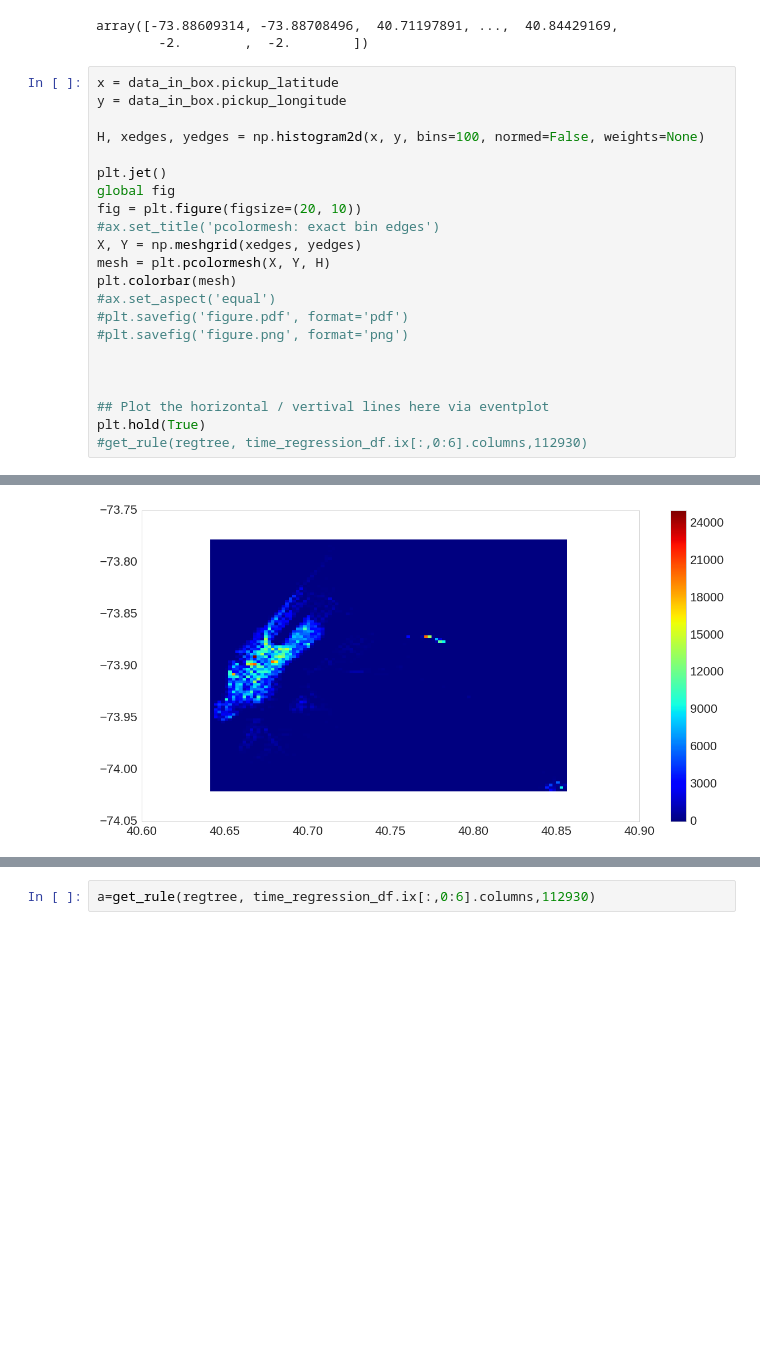
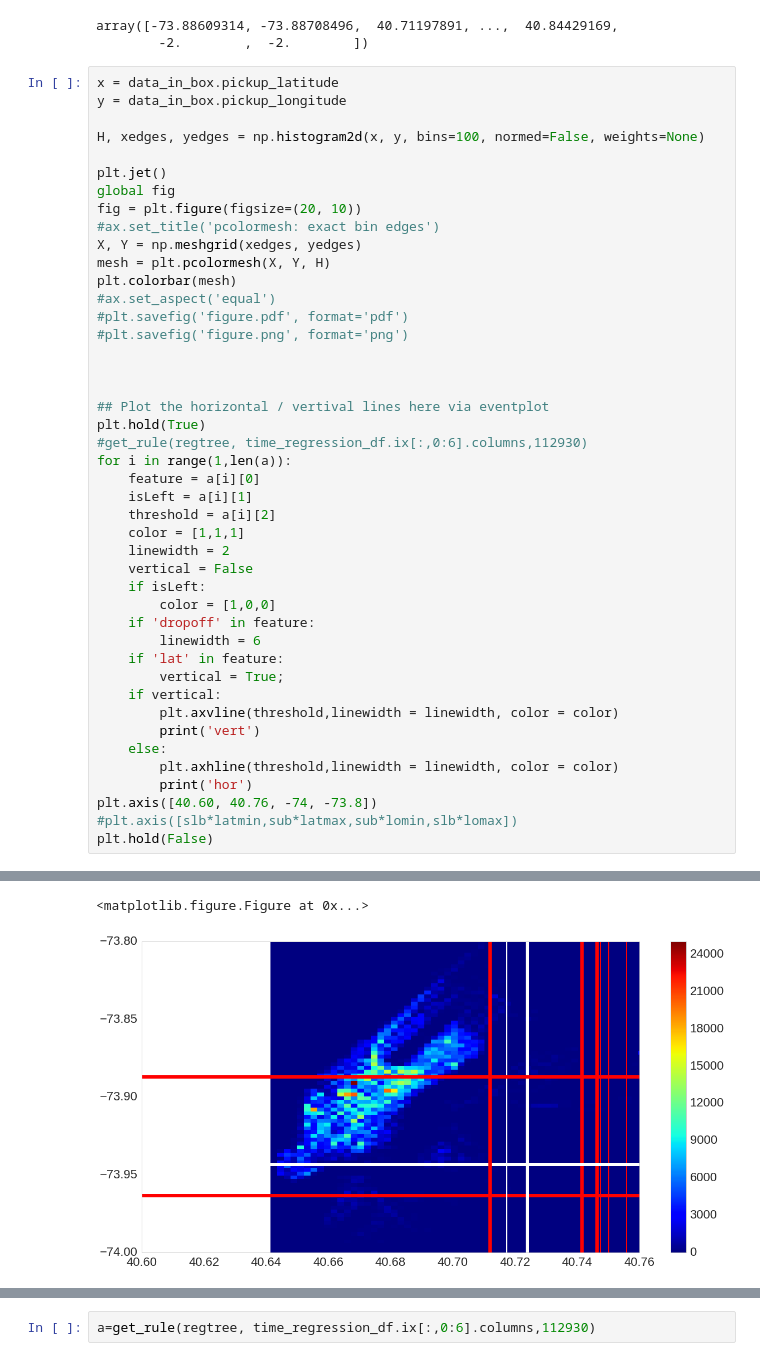
Before and after one commit to nikhase/nyc-taxi, a Jupyter notebook: weeklyAnalysis.ipynb, the cells around one changed output, grey strips where cells are left out. Cells and saved outputs as stored; diff of their text form; blank space fills up the shorter version.

Commit message:
first visualization is there. not too good...

```diff
--- a/weeklyAnalysis.ipynb
+++ b/weeklyAnalysis.ipynb
@@ -1294,4 +1293,26 @@ plt.colorbar(mesh)
 ## Plot the horizontal / vertival lines here via eventplot
 plt.hold(True)
 #get_rule(regtree, time_regression_df.ix[:,0:6].columns,112930)
+for i in range(1,len(a)):
+    feature = a[i][0]
+    isLeft = a[i][1]
+    threshold = a[i][2]
+    color = [1,1,1]
+    linewidth = 2
+    vertical = False
+    if isLeft:
+        color = [1,0,0]
+    if 'dropoff' in feature:
+        linewidth = 6
+    if 'lat' in feature:
+        vertical = True;
+    if vertical:
+        plt.axvline(threshold,linewidth = linewidth, color = color)
+        print('vert')
+    else:
+        plt.axhline(threshold,linewidth = linewidth, color = color)
+        print('hor')
+plt.axis([40.60, 40.76, -74, -73.8])
+#plt.axis([slb*latmin,sub*latmax,sub*lomin,slb*lomax])
+plt.hold(False)
 # %% [output]
@@ -1299 +1339,2 @@ plt.hold(True)
+<matplotlib.figure.Figure at 0x...>
-[figure, old version]
+[figure, new version]
```
Also changed, not shown: parts of 7 cells of this notebook.
